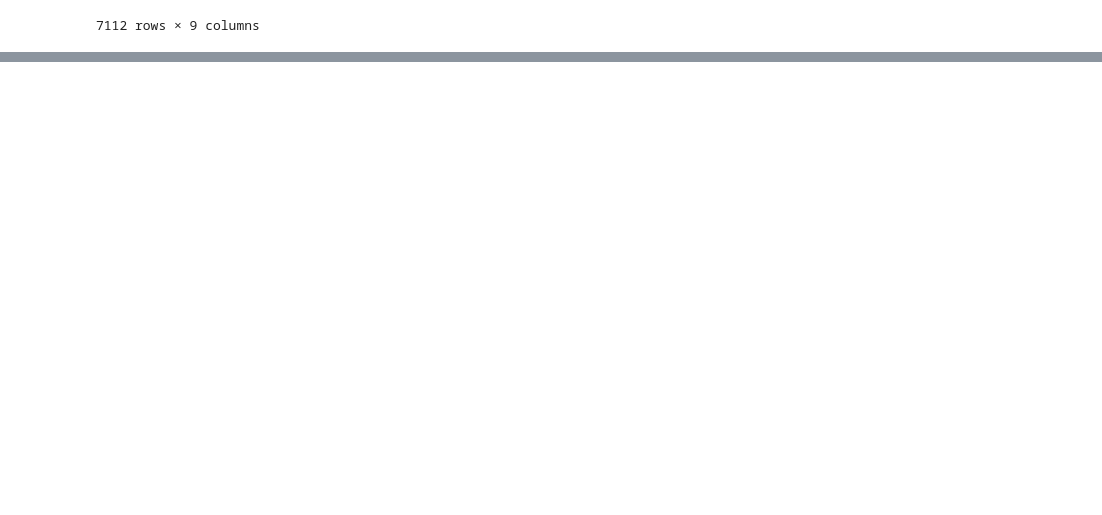
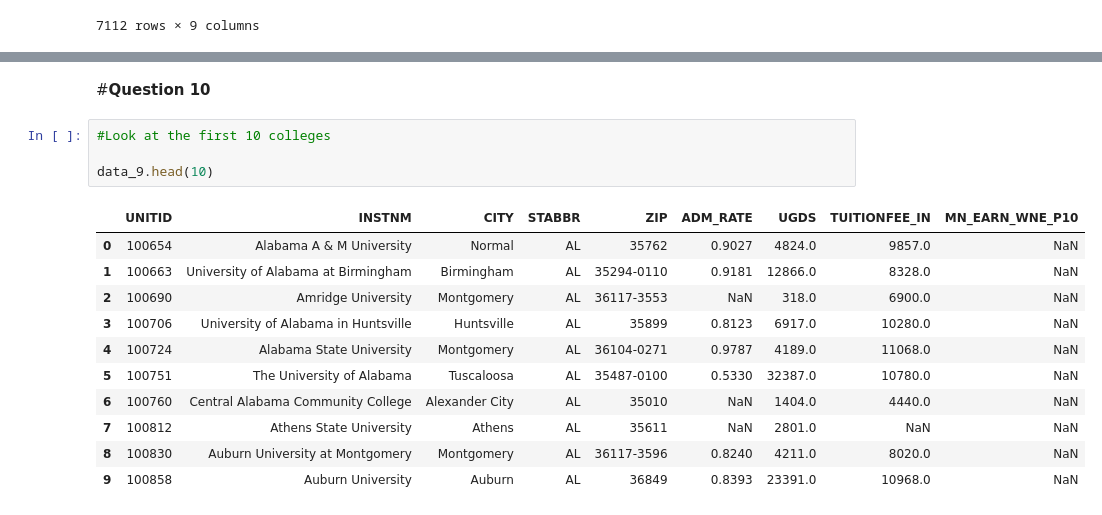
Before and after one commit to Tchuissi/DATA-690-WANG, a Jupyter notebook: Assignment_5_.ipynb, the cells around one changed output, grey strips where cells are left out. Cells and saved outputs as stored; diff of their text form; blank space fills up the shorter version.

```diff
--- a/Assignment_5_.ipynb
+++ b/Assignment_5_.ipynb
@@ -134,0 +135,18 @@ data_9
+# %% [markdown]
+#**Question 10**
+# %%
+#Look at the first 10 colleges
+
+data_9.head(10)
+# %% [output]
+|  | UNITID | INSTNM | CITY | STABBR | ZIP | ADM_RATE | UGDS | TUITIONFEE_IN | MN_EARN_WNE_P10 |
+| 0 | 100654 | Alabama A & M University | Normal | AL | 35762 | 0.9027 | 4824.0 | 9857.0 | NaN |
+| 1 | 100663 | University of Alabama at Birmingham | Birmingham | AL | 35294-0110 | 0.9181 | 12866.0 | 8328.0 | NaN |
+| 2 | 100690 | Amridge University | Montgomery | AL | 36117-3553 | NaN | 318.0 | 6900.0 | NaN |
+| 3 | 100706 | University of Alabama in Huntsville | Huntsville | AL | 35899 | 0.8123 | 6917.0 | 10280.0 | NaN |
+| 4 | 100724 | Alabama State University | Montgomery | AL | 36104-0271 | 0.9787 | 4189.0 | 11068.0 | NaN |
+| 5 | 100751 | The University of Alabama | Tuscaloosa | AL | 35487-0100 | 0.5330 | 32387.0 | 10780.0 | NaN |
+| 6 | 100760 | Central Alabama Community College | Alexander City | AL | 35010 | NaN | 1404.0 | 4440.0 | NaN |
+| 7 | 100812 | Athens State University | Athens | AL | 35611 | NaN | 2801.0 | NaN | NaN |
+| 8 | 100830 | Auburn University at Montgomery | Montgomery | AL | 36117-3596 | 0.8240 | 4211.0 | 8020.0 | NaN |
+| 9 | 100858 | Auburn University | Auburn | AL | 36849 | 0.8393 | 23391.0 | 10968.0 | NaN |
```
Also changed, not shown: parts of 7 cells of this notebook.
